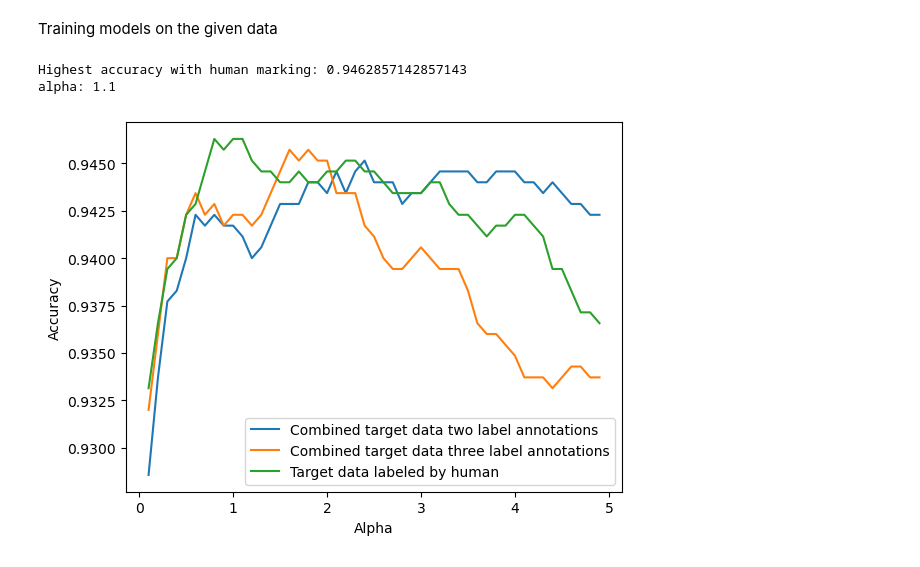
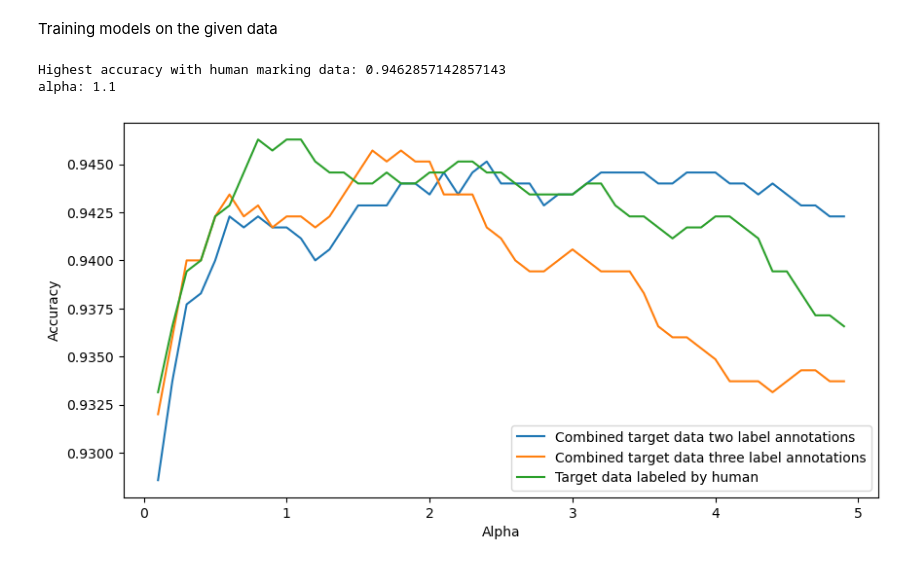
Before and after one commit to alfkar/DAT341, a Jupyter notebook: Assignment3/assignment3.ipynb, the cells around one changed output. Cells and saved outputs as stored; diff of their text form; code cells hidden in the pictures.

```diff
--- a/Assignment3/assignment3.ipynb
+++ b/Assignment3/assignment3.ipynb
@@ -57,19 +57,19 @@ for alpha, accuracy in result_final:
         max_accuracy = accuracy
         best_alpha = alpha
 
-print(f"Highest accuracy with human marking: {max_accuracy}")
+print(f"Highest accuracy with human marking data: {max_accuracy}")
 print(f"alpha: {best_alpha}")
 # %% [output]
-Highest accuracy with human marking: 0.9462857142857143
+Highest accuracy with human marking data: 0.9462857142857143
 alpha: 1.1
 # %%
-
+plt.figure(figsize=(10, 5))
 plt.plot(*zip(*result),label='Combined target data two label annotations')
 plt.plot(*zip(*result_combined), label='Combined target data three label annotations')
 plt.plot(*zip(*result_final),label='Target data labeled by human' )
 plt.xlabel("Alpha")
 plt.ylabel("Accuracy")
 plt.legend()
 plt.show()
 # %% [output]
-[figure, old version]
+[figure, new version]
```
